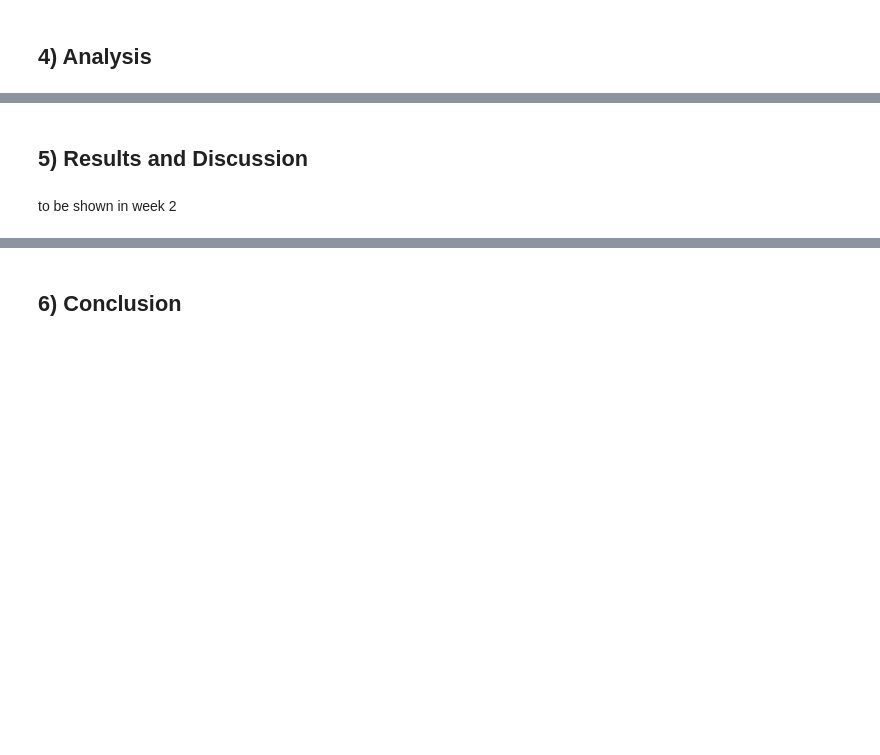
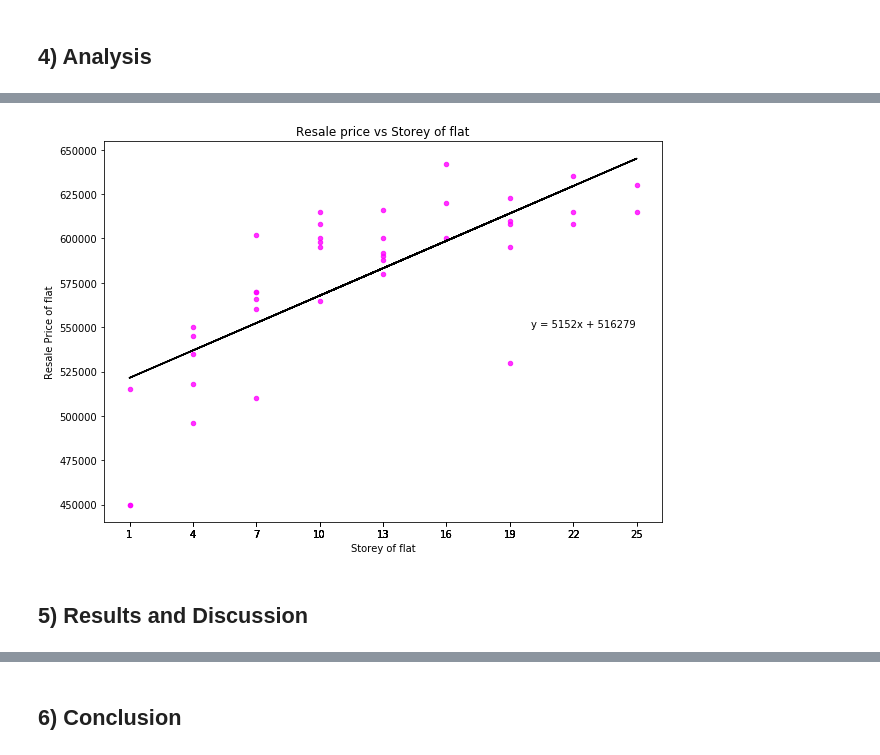
Before and after one commit to sopyngyf/Coursera_Capstone, a Jupyter notebook: Sophia_Week4_5_Assignment.ipynb, the cells around one changed output, grey strips where cells are left out. Cells and saved outputs as stored; diff of their text form; code cells hidden in the pictures; blank space fills up the shorter version.

Commit message:
Sophia Assignment - The Battle of Neighbourhoods (Weeks 1-2)

```diff
--- a/Sophia_Week4_5_Assignment.ipynb
+++ b/Sophia_Week4_5_Assignment.ipynb
@@ -31,0 +109,3 @@ The following data sources will be required to extract / generate the required i
+# %%
+geocodeinfo2 = json_normalize(results['GeocodeInfo']).drop(['XCOORD', 'YCOORD', 'LONGTITUDE'], axis=1)
+geocodeinfo2
@@ -39,0 +199,4 @@ to be shown in week 2
+# %%
+bp_sales4 = bp_sales3[bp_sales3['flat_type']=='5 ROOM'].sort_values(by ='resale_price',
+                                                                    ascending=False).reset_index(drop=True)
+bp_sales4.head(5)
@@ -39,0 +214,14 @@ to be shown in week 2
+# %%
+# Create a list to store the storey value
+storey = []
+
+# For each row in the column storey_range:
+for row in bp_sales4['storey_range']:
+    #take first number in the range, eg 16 in 16 TO 18
+    storey.append(int(row[0:2]))
+
+# Create a column from that new list storey
+bp_sales5 = bp_sales4.reindex(columns = bp_sales4.columns.tolist() + ['storey'])
+bp_sales5['storey'] = storey
+
+bp_sales5.tail(3)
@@ -40,4 +239,28 @@ to be shown in week 2
+# %%
+# Generate the Scatter Plot
+bp_sales5.plot(kind='scatter',
+                    x='storey',
+                    y='resale_price',
+                    figsize=(10, 7),
+                    alpha=0.8,
+                    color='magenta'
+                   )
+
+plt.title('Resale price vs Storey of flat')
+plt.xlabel('Storey of flat')
+plt.xticks(storey, [i for i in storey])
+plt.ylabel('Resale Price of flat')
+
+# Use Numpy polyfit to find out the equation of line of best fit
+x = bp_sales5['storey']
+y = bp_sales5['resale_price']
+fit = np.polyfit(x, y, deg=1)
+
+plt.plot(x, fit[0]*x + fit[1], color='black')
+plt.annotate('y = {0:.0f}x + {1:.0f}'.format(fit[0], fit[1]), xy=(20, 550000))
+
+plt.show()
+# %% [output]
+[figure, added]
 # %% [markdown]
 ## 5) Results and Discussion<a name="results"></a>
-# %% [markdown]
-to be shown in week 2
```
Also changed, not shown: parts of 33 cells of this notebook.
